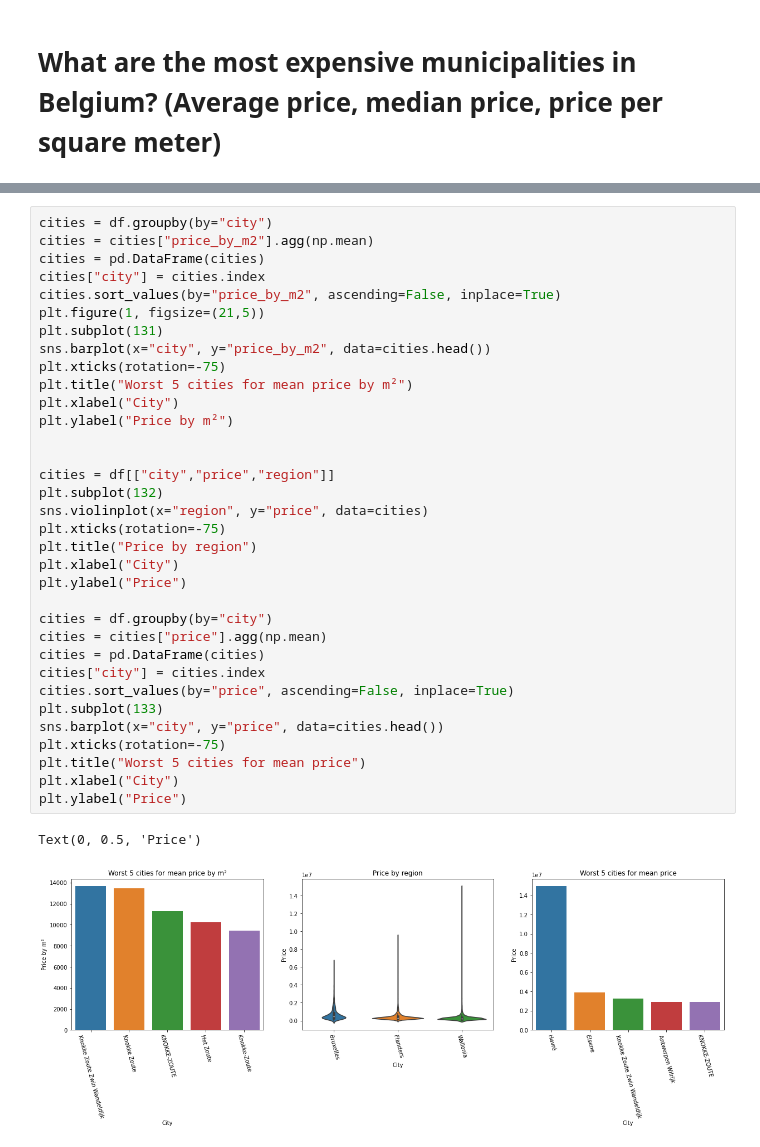
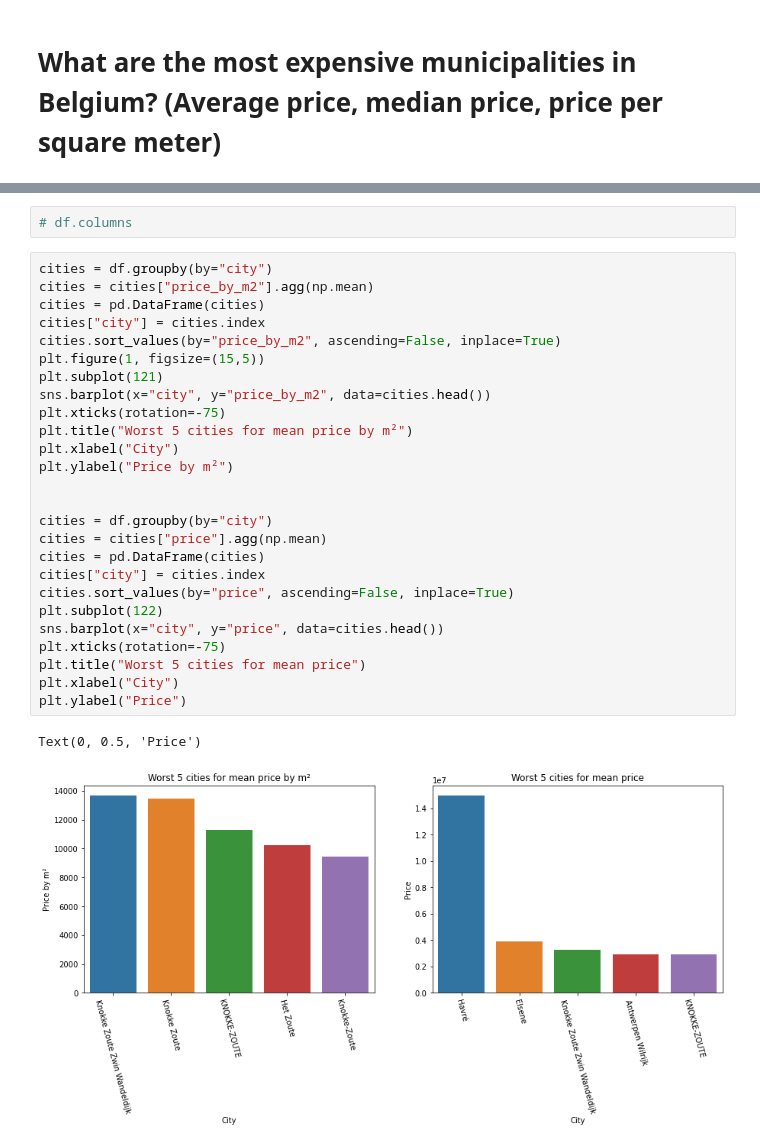
Before and after one commit to abdellahML/challenge-data-analysis, a Jupyter notebook: Codes/interpretation.ipynb, the cells around one changed output, grey strips where cells are left out. Cells and saved outputs as stored; diff of their text form.

```diff
--- a/Codes/interpretation.ipynb
+++ b/Codes/interpretation.ipynb
@@ -222,37 +263,31 @@ Index(['id', 'type', 'subtype', 'price', 'zip_code', 'cuisine_type',
+# %%
+# df.columns
 # %%
 cities = df.groupby(by="city")
 cities = cities["price_by_m2"].agg(np.mean)
 cities = pd.DataFrame(cities)
 cities["city"] = cities.index
 cities.sort_values(by="price_by_m2", ascending=False, inplace=True)
-plt.figure(1, figsize=(21,5))
-plt.subplot(131)
+plt.figure(1, figsize=(15,5))
+plt.subplot(121)
 sns.barplot(x="city", y="price_by_m2", data=cities.head())
 plt.xticks(rotation=-75)
 plt.title("Worst 5 cities for mean price by m²")
 plt.xlabel("City")
 plt.ylabel("Price by m²")
 
 
-cities = df[["city","price","region"]]
-plt.subplot(132)
-sns.violinplot(x="region", y="price", data=cities)
-plt.xticks(rotation=-75)
-plt.title("Price by region")
-plt.xlabel("City")
-plt.ylabel("Price")
-
 cities = df.groupby(by="city")
 cities = cities["price"].agg(np.mean)
 cities = pd.DataFrame(cities)
 cities["city"] = cities.index
 cities.sort_values(by="price", ascending=False, inplace=True)
-plt.subplot(133)
+plt.subplot(122)
 sns.barplot(x="city", y="price", data=cities.head())
 plt.xticks(rotation=-75)
 plt.title("Worst 5 cities for mean price")
 plt.xlabel("City")
 plt.ylabel("Price")
 # %% [output]
 Text(0, 0.5, 'Price')
-[figure, old version]
+[figure, new version]
```
Also changed, not shown: parts of 11 cells of this notebook.
